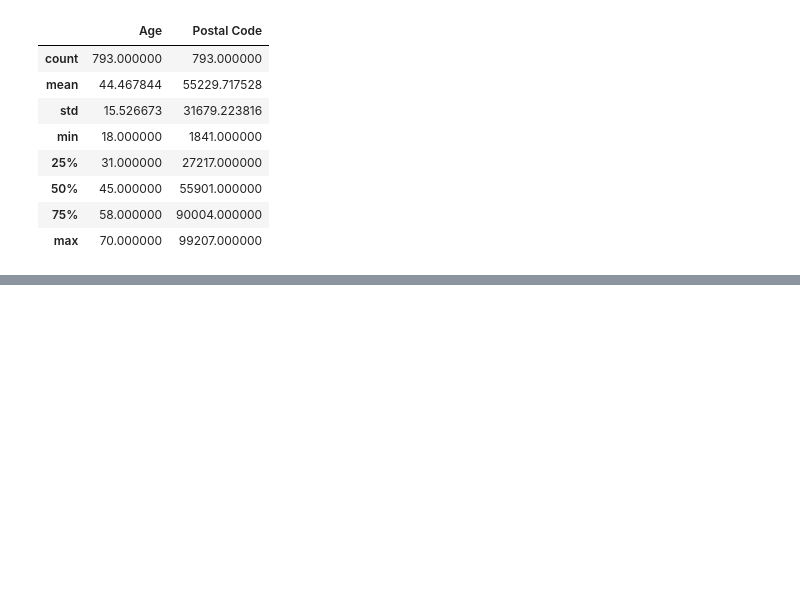
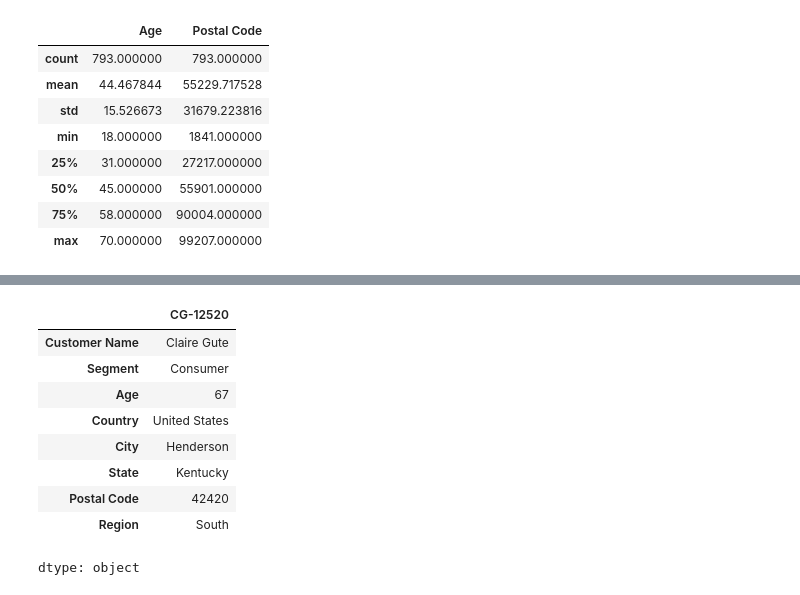
Before and after one commit to samyak2475/ML-UDEMY, a Jupyter notebook: 2.ipynb, the cells around one changed output, grey strips where cells are left out. Cells and saved outputs as stored; diff of their text form; code cells hidden in the pictures; blank space fills up the shorter version.

```diff
--- a/2.ipynb
+++ b/2.ipynb
@@ -167,0 +183,13 @@ df.describe() #statistics of data
+# %%
+df1.loc["CG-12520"] #prints info with one key element, does not work with only 'df'
+# %% [output]
+|  | CG-12520 |
+| Customer Name | Claire Gute |
+| Segment | Consumer |
+| Age | 67 |
+| Country | United States |
+| City | Henderson |
+| State | Kentucky |
+| Postal Code | 42420 |
+| Region | South |
+dtype: object
```
Also changed, not shown: parts of 5 cells of this notebook.
